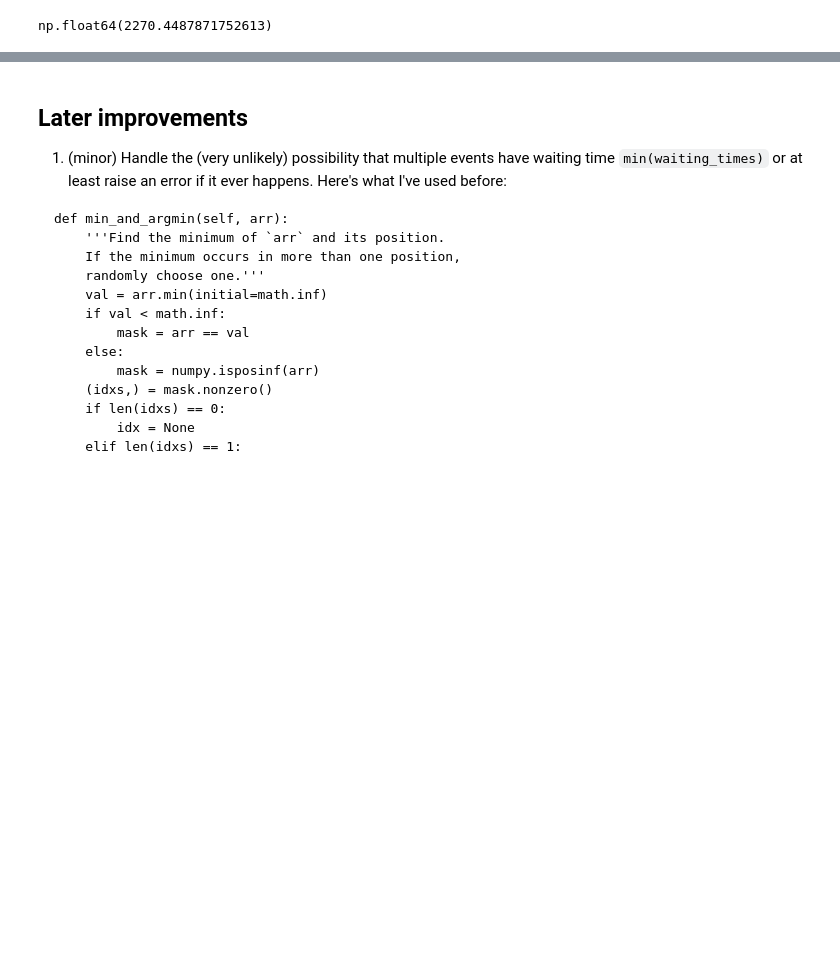
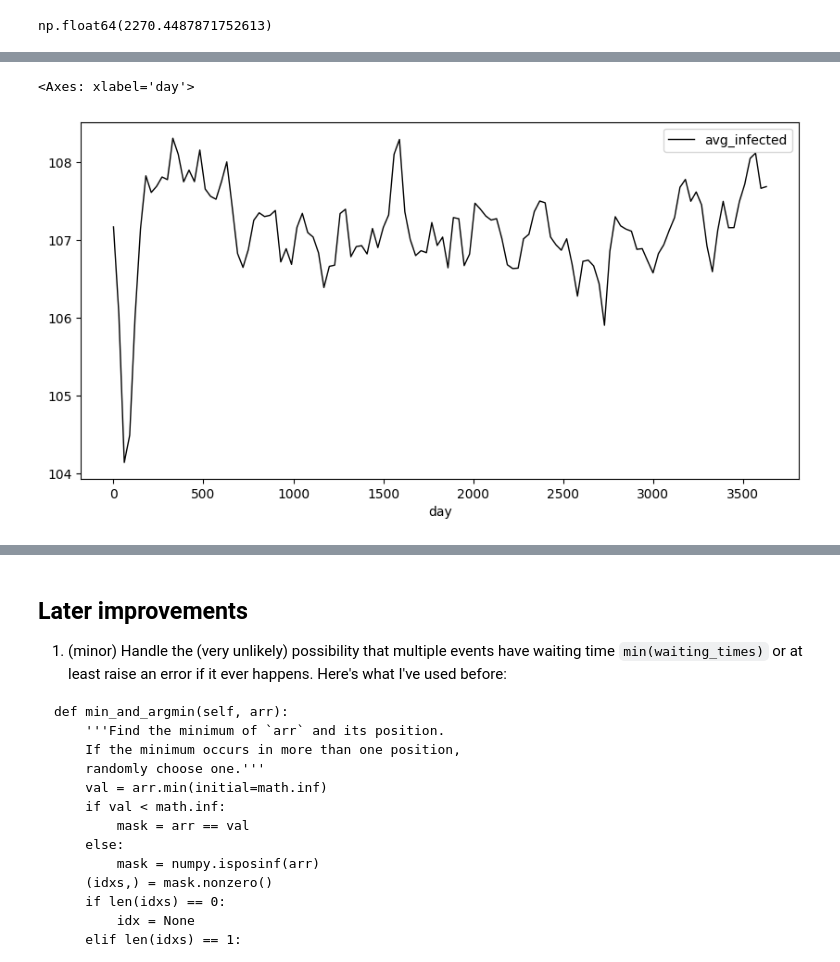
Before and after one commit to saracarp/buffalo_fmdv, a Jupyter notebook: fmdv_stochastic_model/FMDV_stochastic_model.ipynb, the cells around one changed output, grey strips where cells are left out. Drawn from its saved outputs; the diff is of its cells as text; code cells hidden in the pictures; blank space fills up the shorter version.

```diff
--- a/fmdv_stochastic_model/FMDV_stochastic_model.ipynb
+++ b/fmdv_stochastic_model/FMDV_stochastic_model.ipynb
@@ -978 +1033,7 @@ np.float64(2270.4487871752613)
+# %%
+fig, ax = plt.subplots(figsize=(10, 5))
+sat1_mean_inf.plot(ax=ax, x = 'day', y = 'avg_infected', color = 'black', lw = 1)
+# %% [output]
+<Axes: xlabel='day'>
+[figure, added]
 # %%
```
Also changed, not shown: parts of 20 cells of this notebook.
